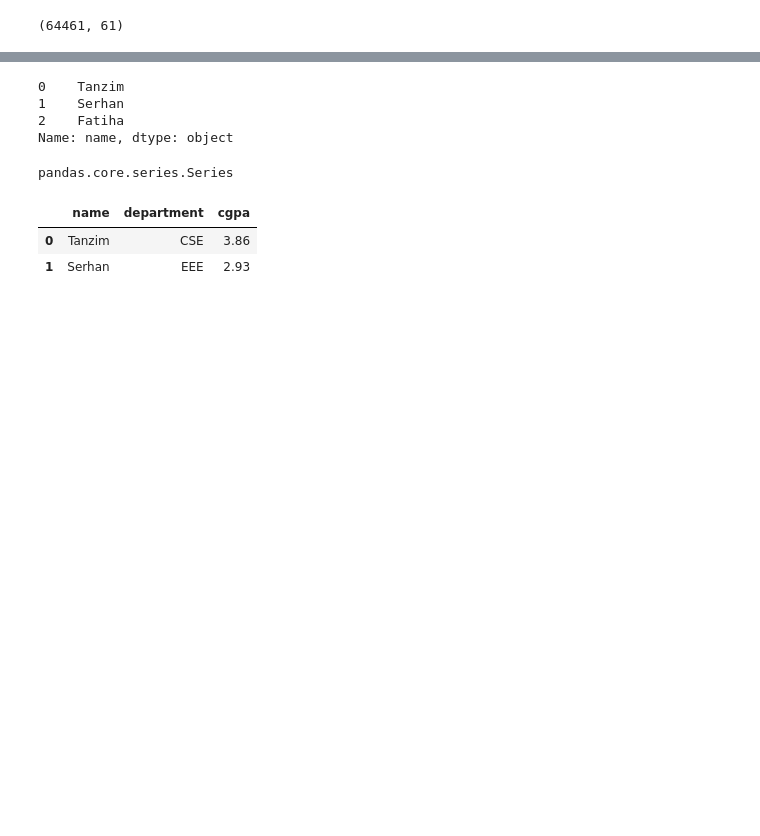
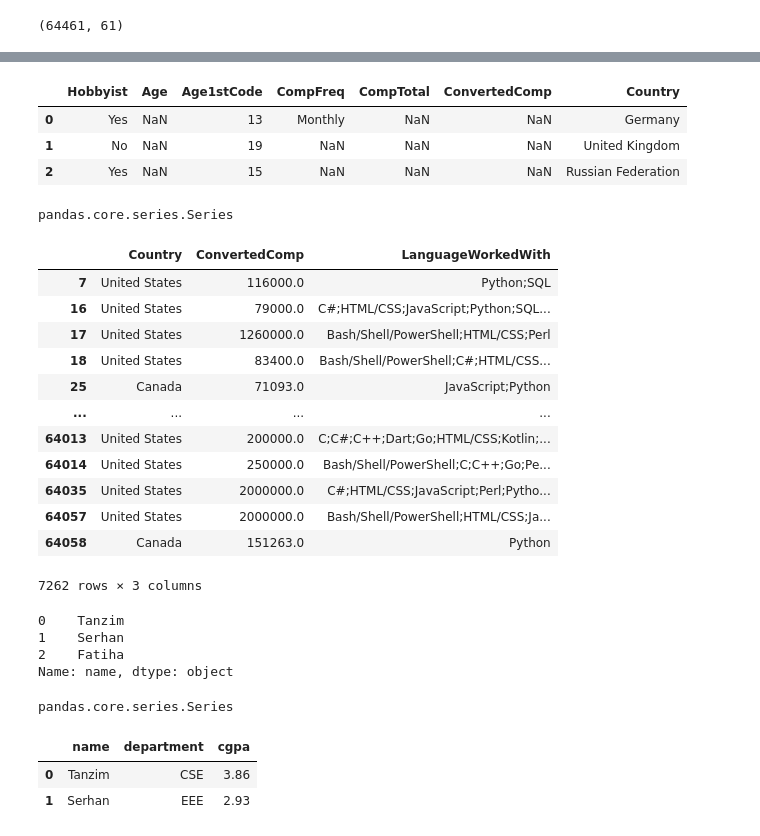
Before and after one commit to tahmid-tanzim/laravel-5-fundamentals, a Jupyter notebook: Pandas_Workspace.ipynb, the cells around one changed output, grey strips where cells are left out. Cells and saved outputs as stored; diff of their text form; code cells hidden in the pictures; blank space fills up the shorter version.

Commit message:
Filtering - Using Conditionals to Filter Rows and Columns

```diff
--- a/Pandas_Workspace.ipynb
+++ b/Pandas_Workspace.ipynb
@@ -30,3 +64,39 @@ df.shape
+# %%
+df.loc[0:2, 'Hobbyist':'Country']
+# %% [output]
+|  | Hobbyist | Age | Age1stCode | CompFreq | CompTotal | ConvertedComp | Country |
+| 0 | Yes | NaN | 13 | Monthly | NaN | NaN | Germany |
+| 1 | No | NaN | 19 | NaN | NaN | NaN | United Kingdom |
+| 2 | Yes | NaN | 15 | NaN | NaN | NaN | Russian Federation |
+# %%
+high_salary_filter = (df['ConvertedComp'] > 70000)
+# %%
+north_america_filter = df['Country'].isin(['United States', 'Canada'])
+# %%
+valid_lan_filter = (~pd.isnull(df['LanguageWorkedWith']))
+# %%
+type(df['Country'])
+# %% [output]
+pandas.core.series.Series
+# %%
+df.loc[
+    high_salary_filter & north_america_filter & valid_lan_filter,
+    ['Country', 'ConvertedComp', 'LanguageWorkedWith']
+]
+# %% [output]
+|  | Country | ConvertedComp | LanguageWorkedWith |
+| 7 | United States | 116000.0 | Python;SQL |
+| 16 | United States | 79000.0 | C#;HTML/CSS;JavaScript;Python;SQL... |
+| 17 | United States | 1260000.0 | Bash/Shell/PowerShell;HTML/CSS;Perl |
+| 18 | United States | 83400.0 | Bash/Shell/PowerShell;C#;HTML/CSS... |
+| 25 | Canada | 71093.0 | JavaScript;Python |
+| ... | ... | ... | ... |
+| 64013 | United States | 200000.0 | C;C#;C++;Dart;Go;HTML/CSS;Kotlin;... |
+| 64014 | United States | 250000.0 | Bash/Shell/PowerShell;C;C++;Go;Pe... |
+| 64035 | United States | 2000000.0 | C#;HTML/CSS;JavaScript;Perl;Pytho... |
+| 64057 | United States | 2000000.0 | Bash/Shell/PowerShell;HTML/CSS;Ja... |
+| 64058 | Canada | 151263.0 | Python |
+7262 rows × 3 columns
 # %%
 # DataFrame is like Python Dictionary
 students = {
```
Also changed, not shown: parts of 17 cells of this notebook.
